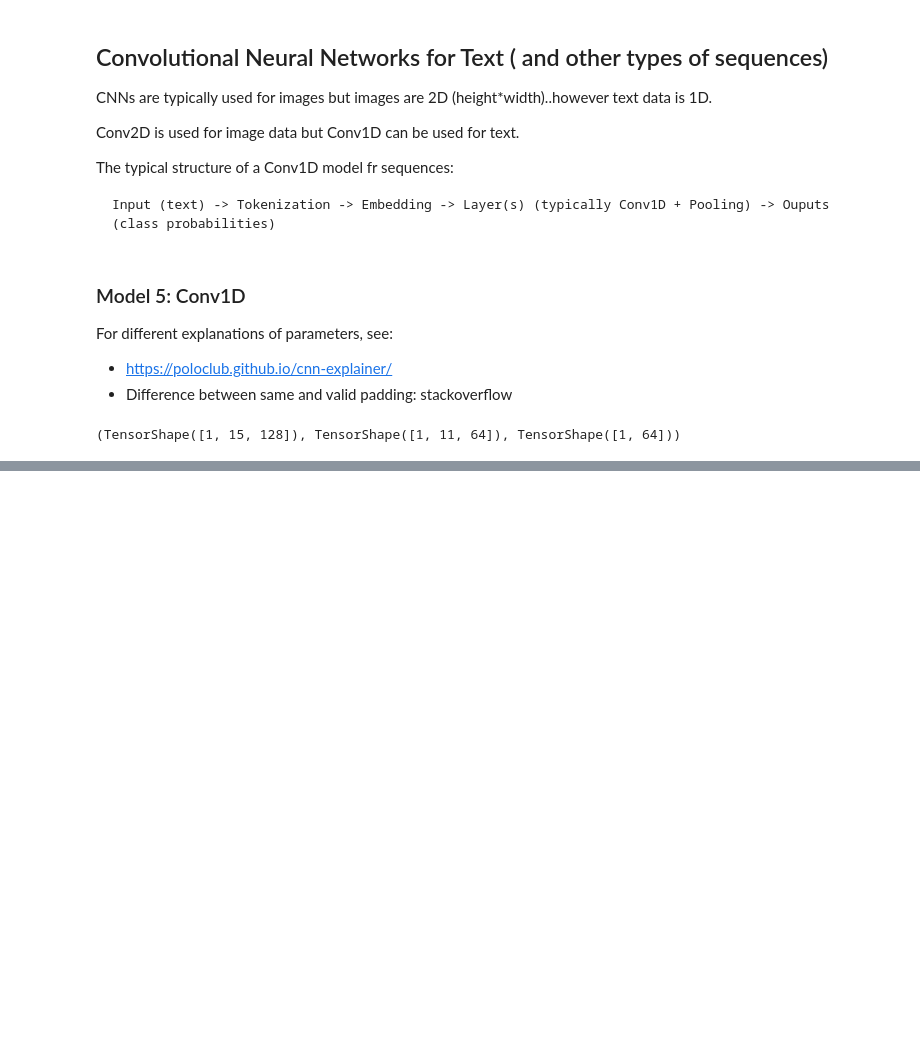
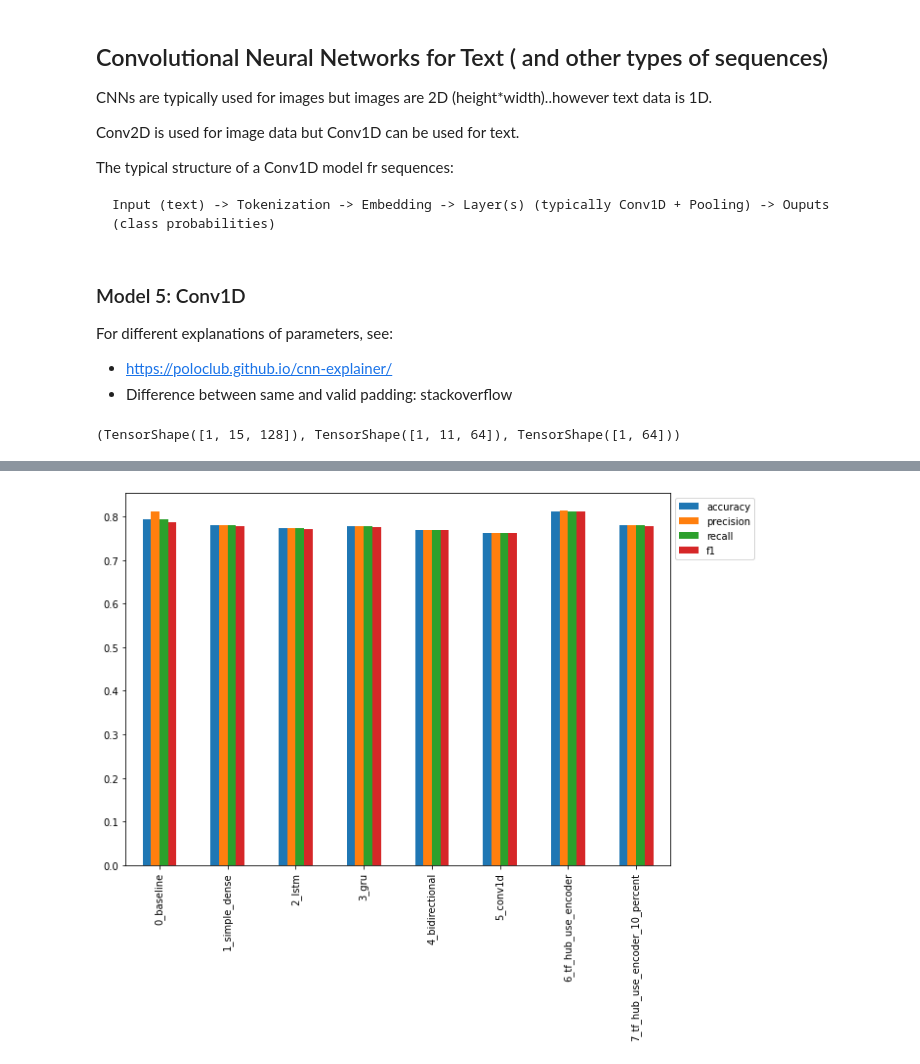
Before and after one commit to shaluc04/tensorflow-for-deeplearning, a Jupyter notebook: 08_introduction_to_nlp_in_tensorflow.ipynb, the cells around one changed output, grey strips where cells are left out. Saved outputs shown, nothing was run; the diff lists cells and outputs as text; code cells hidden in the pictures; blank space fills up the shorter version.

```diff
--- a/08_introduction_to_nlp_in_tensorflow.ipynb
+++ b/08_introduction_to_nlp_in_tensorflow.ipynb
@@ -997,0 +1342,4 @@ embedding_test.shape, conv_1d_output.shape, max_pool_output.shape
+# %%
+# covert probailities to labels
+model_7_preds = tf.squeeze(tf.round(model_7_pred_probs))
+model_7_preds[:10]
@@ -997,0 +1348,5 @@ embedding_test.shape, conv_1d_output.shape, max_pool_output.shape
+# %%
+# evaluate model_7 predictions
+model_7_results = calculate_results(y_true=val_labels,
+                                    y_pred=model_7_preds)
+model_7_results
@@ -997,0 +1377,12 @@ embedding_test.shape, conv_1d_output.shape, max_pool_output.shape
+# %%
+# Combine model results into a dataframe
+all_model_results = pd.DataFrame({"0_baseline": baseline_results,
+                                  "1_simple_dense": model_1_results,
+                                  "2_lstm": model_2_results,
+                                  "3_gru": model_3_results,
+                                  "4_bidirectional": model_4_results,
+                                  "5_conv1d": model_5_results,
+                                  "6_tf_hub_use_encoder": model_6_results,
+                                  "7_tf_hub_use_encoder_10_percent": model_7_results})
+all_model_results = all_model_results.transpose()
+all_model_results
@@ -997,0 +1399,4 @@ embedding_test.shape, conv_1d_output.shape, max_pool_output.shape
+# %%
+# Reduce the accuracy to the same scale as other metrics
+all_model_results["accuracy"] = all_model_results["accuracy"]/100
+all_model_results
@@ -997,0 +1413,5 @@ embedding_test.shape, conv_1d_output.shape, max_pool_output.shape
+# %%
+# Plot and compare all of the model results
+all_model_results.plot(kind="bar", figsize=(10,7)).legend(bbox_to_anchor=(1.0,1.0));
+# %% [output]
+[figure, added]
```
Also changed, not shown: parts of 105 cells of this notebook.
